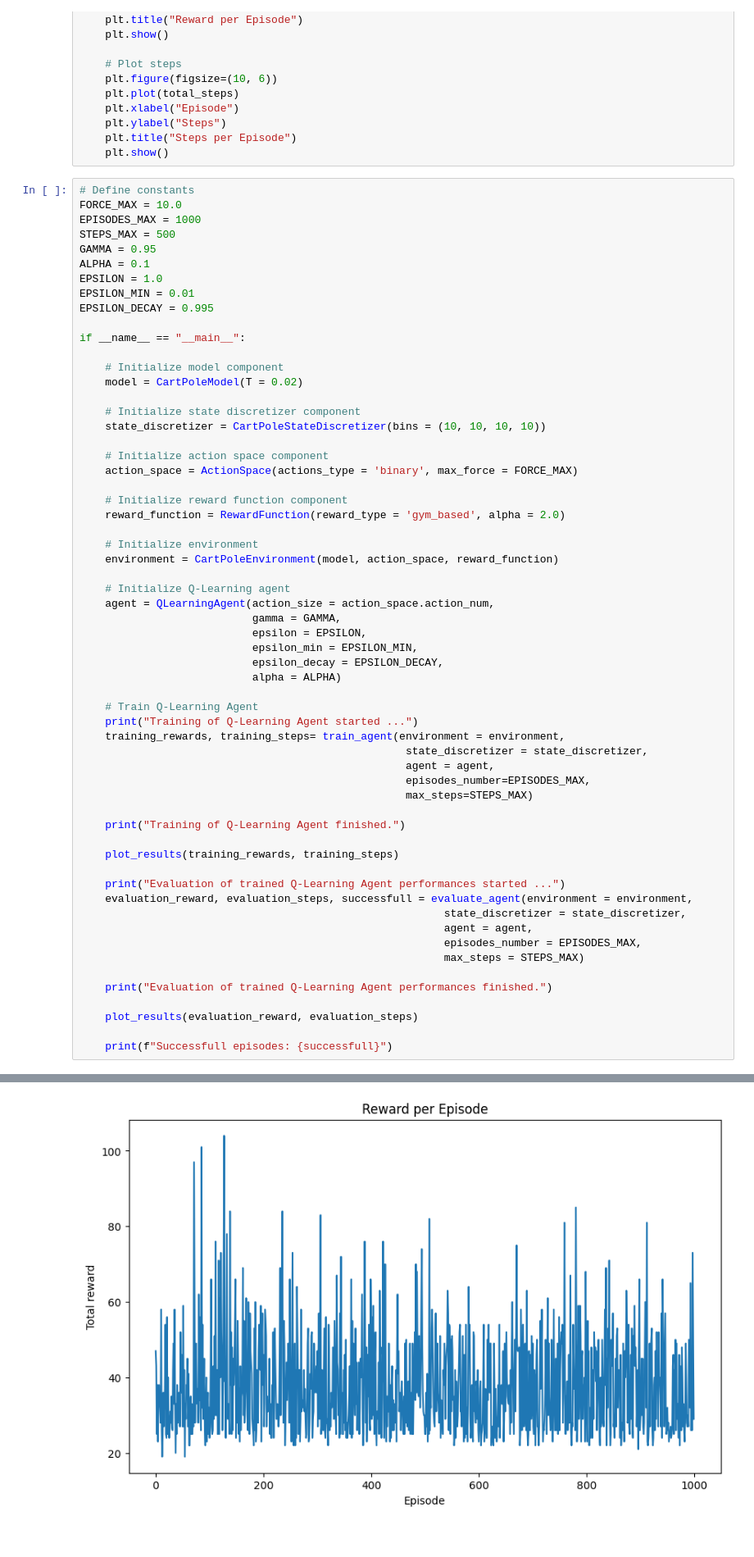
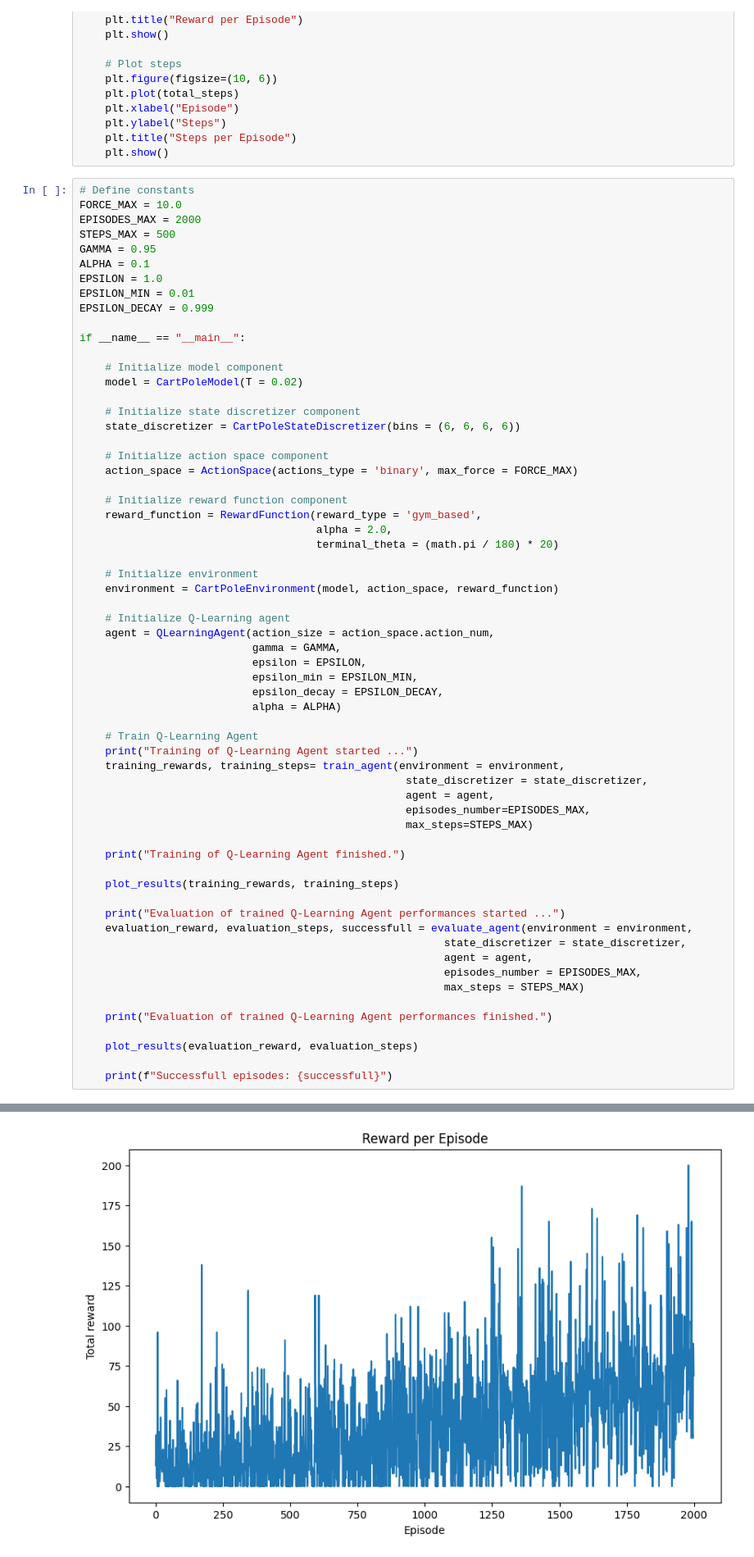
Before and after one commit to sav0sav1c5/reinforcement-learning, a Jupyter notebook: src/FinalProject/CartPole-Project.ipynb, the cells around one changed output, grey strips where cells are left out. Shown: that part at 82% size. Saved outputs shown, nothing was run; the diff lists cells and outputs as text.

```diff
--- a/src/FinalProject/CartPole-Project.ipynb
+++ b/src/FinalProject/CartPole-Project.ipynb
@@ -742,13 +742,13 @@ def plot_results(total_rewards, total_steps):
 # %%
 # Define constants
 FORCE_MAX = 10.0
-EPISODES_MAX = 1000
+EPISODES_MAX = 2000
 STEPS_MAX = 500
 GAMMA = 0.95
 ALPHA = 0.1
 EPSILON = 1.0
 EPSILON_MIN = 0.01
-EPSILON_DECAY = 0.995
+EPSILON_DECAY = 0.999
 
 if __name__ == "__main__":
 
@@ -756,13 +756,15 @@ if __name__ == "__main__":
     model = CartPoleModel(T = 0.02)
 
     # Initialize state discretizer component
-    state_discretizer = CartPoleStateDiscretizer(bins = (10, 10, 10, 10))
+    state_discretizer = CartPoleStateDiscretizer(bins = (6, 6, 6, 6))
 
     # Initialize action space component
     action_space = ActionSpace(actions_type = 'binary', max_force = FORCE_MAX)
 
     # Initialize reward function component
-    reward_function = RewardFunction(reward_type = 'gym_based', alpha = 2.0)
+    reward_function = RewardFunction(reward_type = 'gym_based',
+                                     alpha = 2.0,
+                                     terminal_theta = (math.pi / 180) * 20)
 
     # Initialize environment
     environment = CartPoleEnvironment(model, action_space, reward_function)
@@ -775,31 +777,31 @@ if __name__ == "__main__":
                            epsilon_decay = EPSILON_DECAY,
                            alpha = ALPHA)
 
     # Train Q-Learning Agent
     print("Training of Q-Learning Agent started ...")
     training_rewards, training_steps= train_agent(environment = environment,
                                                    state_discretizer = state_discretizer,
                                                    agent = agent,
                                                    episodes_number=EPISODES_MAX,
                                                    max_steps=STEPS_MAX)
 
     print("Training of Q-Learning Agent finished.")
 
     plot_results(training_rewards, training_steps)
 
     print("Evaluation of trained Q-Learning Agent performances started ...")
     evaluation_reward, evaluation_steps, successfull = evaluate_agent(environment = environment,
                                                          state_discretizer = state_discretizer,
                                                          agent = agent,
                                                          episodes_number = EPISODES_MAX,
                                                          max_steps = STEPS_MAX)
 
     print("Evaluation of trained Q-Learning Agent performances finished.")
 
     plot_results(evaluation_reward, evaluation_steps)
 
     print(f"Successfull episodes: {successfull}")
 # %% [output]
 Training of Q-Learning Agent started ...
 Training of Q-Learning Agent finished.
-[figure, old version]
+[figure, new version]
```
Also changed, not shown: parts of 1 cell of this notebook.
